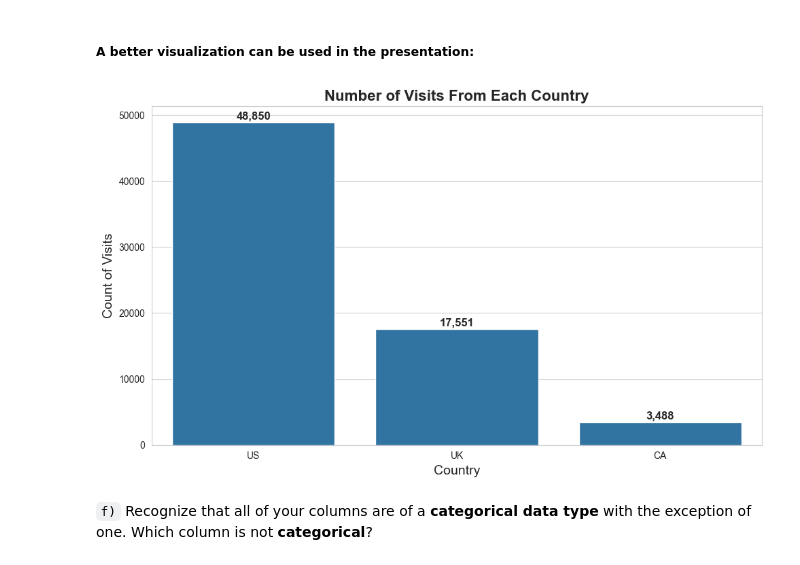
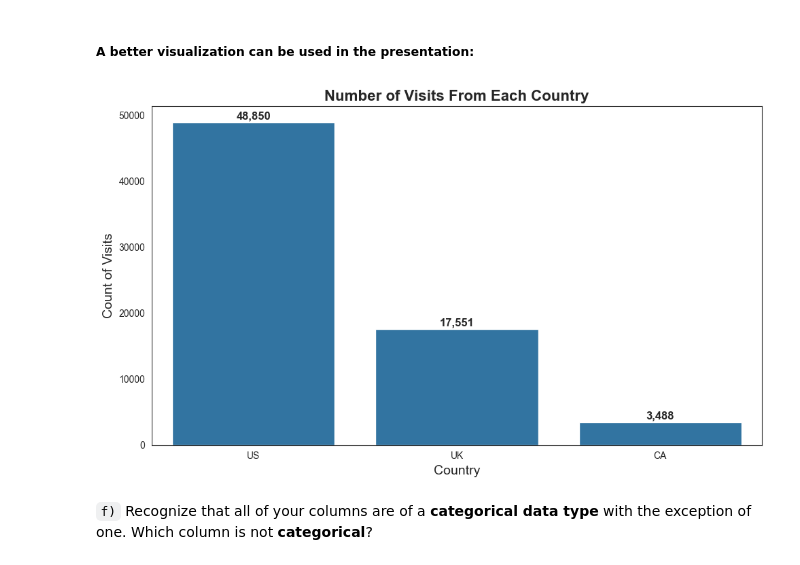
Before and after one commit to AmmarYasserAI-2/Analyze_AB_test_results, a Jupyter notebook: analyze_ab_test_results_notebook_new.ipynb, the cells around one changed output. Drawn from its saved outputs; the diff is of its cells as text; code cells hidden in the pictures.

```diff
--- a/analyze_ab_test_results_notebook_new.ipynb
+++ b/analyze_ab_test_results_notebook_new.ipynb
@@ -83,21 +83,21 @@ plt.show();
 # %% [markdown]
 ##### A better visualization can be used in the presentation:
 # %%
-sns.set_style("whitegrid")
+sns.set_style("white")
 plt.figure(figsize=(10, 6))
 ax = sns.barplot(x=df['country'].value_counts().index, y=df['country'].value_counts().values, color="tab:blue")
 
 plt.title('Number of Visits From Each Country', fontsize=16, fontweight='bold')
 plt.xlabel('Country', fontsize=14)
 plt.ylabel('Count of Visits', fontsize=14)
 
 for i, value in enumerate(df['country'].value_counts().values):
     ax.text(i, value + 500, f'{value:,}', ha='center', fontsize=12, fontweight='bold')
 
 plt.tight_layout()
 plt.show()
 # %% [output]
-[figure, old version]
+[figure, new version]
 # %% [markdown]
 `f)` Recognize that all of your columns are of a **categorical data type** with the exception of one.  Which column is not **categorical**?
 # %%
```
Also changed, not shown: parts of 17 cells of this notebook, 2 other files.
